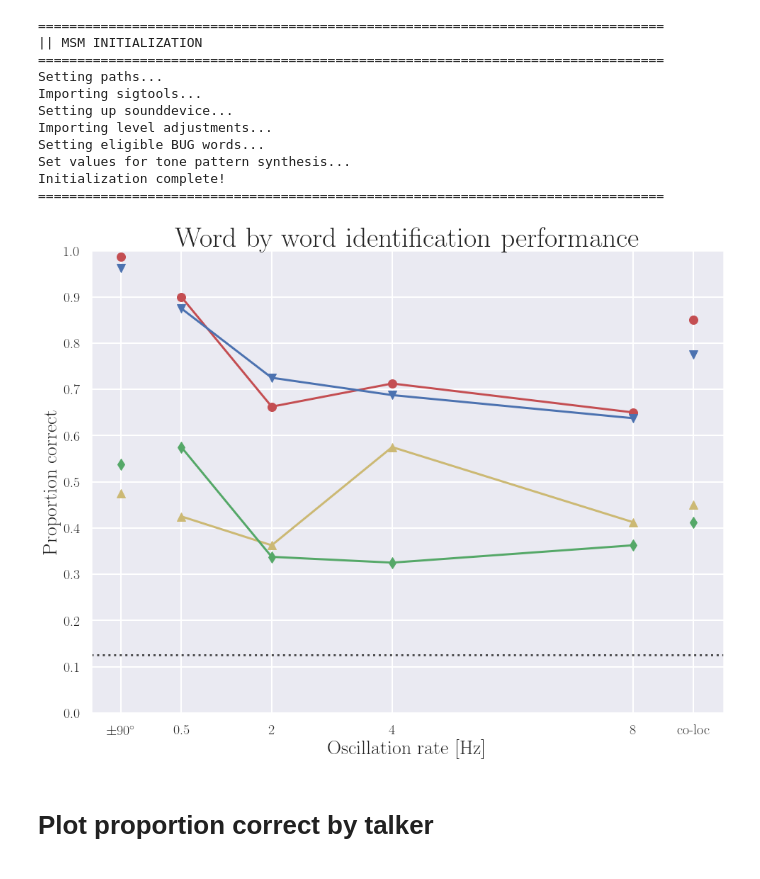
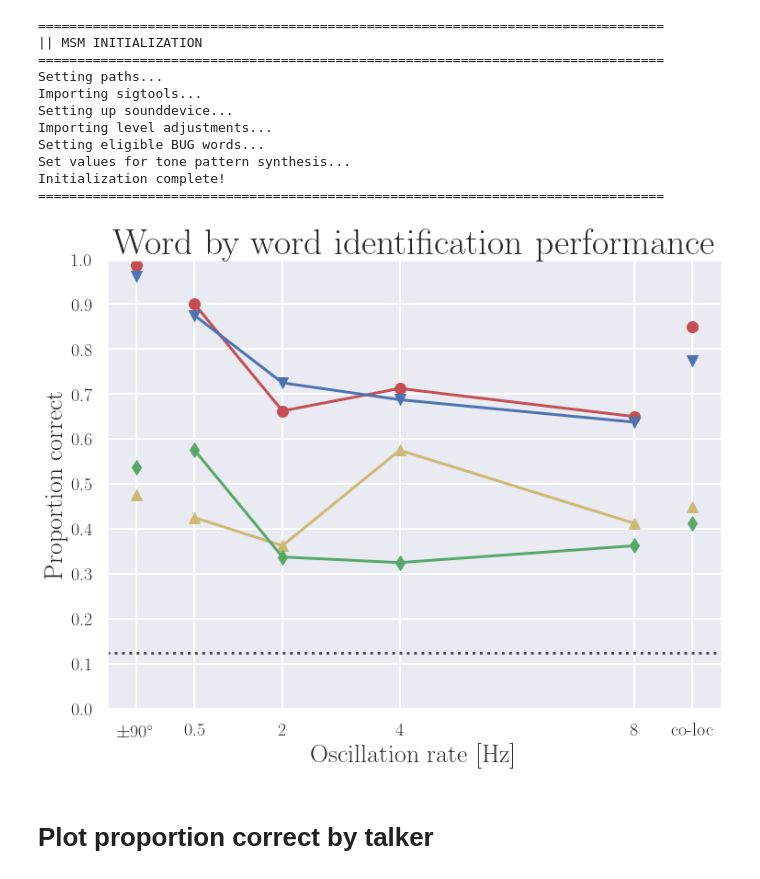
Before and after one commit to choyun1/MSM, a Jupyter notebook: notebooks/explore_data.ipynb, the cells around one changed output. Saved outputs shown, nothing was run; the diff lists cells and outputs as text; code cells hidden in the pictures.

```diff
--- a/notebooks/explore_data.ipynb
+++ b/notebooks/explore_data.ipynb
@@ -46,8 +48,9 @@ for run_num in runs_to_plot:
     run_storage = run_storage.append(pd.read_csv(DATA_DIR/run_file_name))
 merged_data = pd.merge(run_storage, stim_data, how="inner").reset_index(drop=True)
 # %%
-colors = ["r", "b", "y", "g"]
-marker_symbols = ["o", "v", "^", "d", "*"]
+# colors = ["r", "b", "y", "g"]
+colors = ["r", "b", "y", "g", "m", "c", "y", "k"]
+marker_symbols = ["o", "v", "^", "d", "*", "x", "s", "p"]
 x_tick_locs = [-0.5, 9, 0.5, 2, 4, 8]
 x_tick_labels = [(r"$\pm90^{\circ}$"), "co-loc", "0.5", "2", "4", "8"]
 
@@ -58,9 +61,9 @@ x_tick_labels = [(r"$\pm90^{\circ}$"), "co-loc", "0.5", "2", "4", "8"]
 # legend_elements.append(Patch(facecolor="r", edgecolor="r", label=r"$0^{\circ}$"))
 # legend_elements.append(Line2D([], [], color="k", linestyle=":", label="chance"))
 
-fig, ax = plt.subplots(1, 1, figsize=(16, 12))
+fig, ax = plt.subplots(1, 1, figsize=(12, 9))
 
-for run_num in runs_to_plot:
+for idx, run_num in enumerate(runs_to_plot):
     curr_run = merged_data[(merged_data["is_target"] == True) &
                            (merged_data["run_num"] == run_num)]
     rate_correct = []
@@ -70,39 +73,39 @@ for run_num in runs_to_plot:
                                  (curr_run["init_angle"] == 0)]
             n_correct = sum(curr_cond["correct"])
             n_total = 4*len(curr_cond)
-            ax.plot(x_tick_locs[1], n_correct/n_total, colors[run_num] + marker_symbols[run_num])
+            ax.plot(x_tick_locs[1], n_correct/n_total, colors[idx] + marker_symbols[idx])
         elif cond == "plus_minus_90":
             curr_cond = curr_run[(curr_run["alt_rate"] == 0) &
                                  (curr_run["init_angle"] != 0)]
             n_correct = sum(curr_cond["correct"])
             n_total = 4*len(curr_cond)
-            ax.plot(x_tick_locs[0], n_correct/n_total, colors[run_num] + marker_symbols[run_num])
+            ax.plot(x_tick_locs[0], n_correct/n_total, colors[idx] + marker_symbols[idx])
         else:
             curr_cond = curr_run[curr_run["alt_rate"] == cond]
             n_correct = sum(curr_cond["correct"])
             n_total = 4*len(curr_cond)
             rate_correct.append((cond, n_correct/n_total))
     rate_correct = np.array(rate_correct)
-    ax.plot(rate_correct[:, 0], rate_correct[:, 1], colors[run_num] + marker_symbols[run_num] + "-")
+    ax.plot(rate_correct[:, 0], rate_correct[:, 1], colors[idx] + marker_symbols[idx] + "-")
 ax.hlines(chance_level, x_tick_locs[0] - 0.5, x_tick_locs[1] + 0.5, color="k", linestyle=":", alpha=0.75)
 
 ax.set_title("Word by word identification performance", fontsize=40)
 ax.set_xlabel("Oscillation rate [Hz]", fontsize=28)
 ax.set_ylabel("Proportion correct", fontsize=28)
 ax.set_xlim((x_tick_locs[0] - 0.5, x_tick_locs[1] + 0.5))
 ax.set_ylim((0, 1))
 ax.set_xticks(x_tick_locs)
 ax.set_yticks(np.linspace(0, 1, 11, endpoint=True))
 ax.set_xticklabels(x_tick_labels, fontsize=20)
 ax.set_yticklabels(np.linspace(0, 1, 11, endpoint=True), fontsize=20)
 ax.yaxis.set_major_formatter(FormatStrFormatter("%.1f"))
 
 ax.grid(linestyle="-")
 # ax.legend(handles=legend_elements)
 
 # plt.savefig("ayc_pilot_v3.pdf")
 plt.show()
 # %% [output]
-[figure, old version]
+[figure, new version]
 # %% [markdown]
 # Plot proportion correct by talker
```
Also changed, not shown: parts of 6 cells of this notebook, 7 other files.
